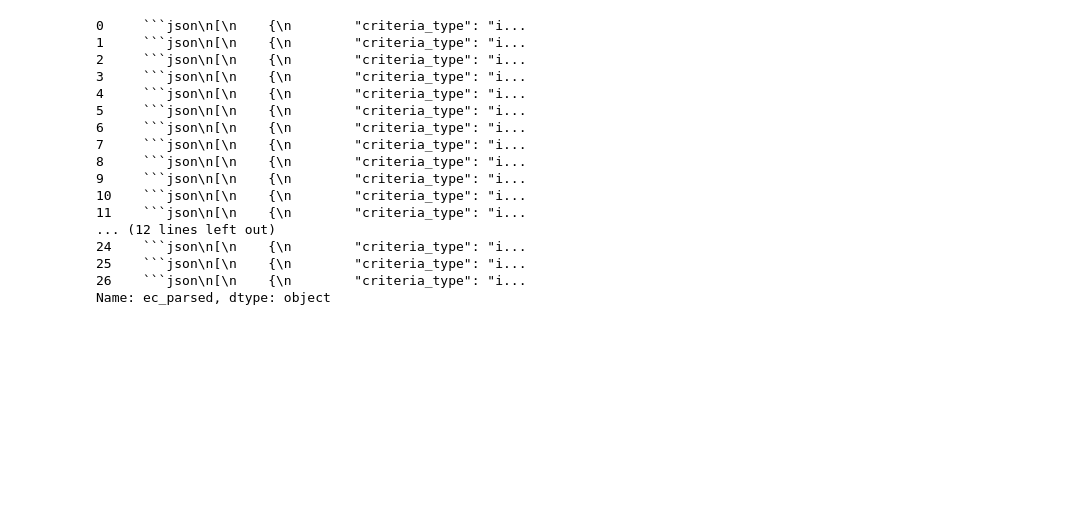
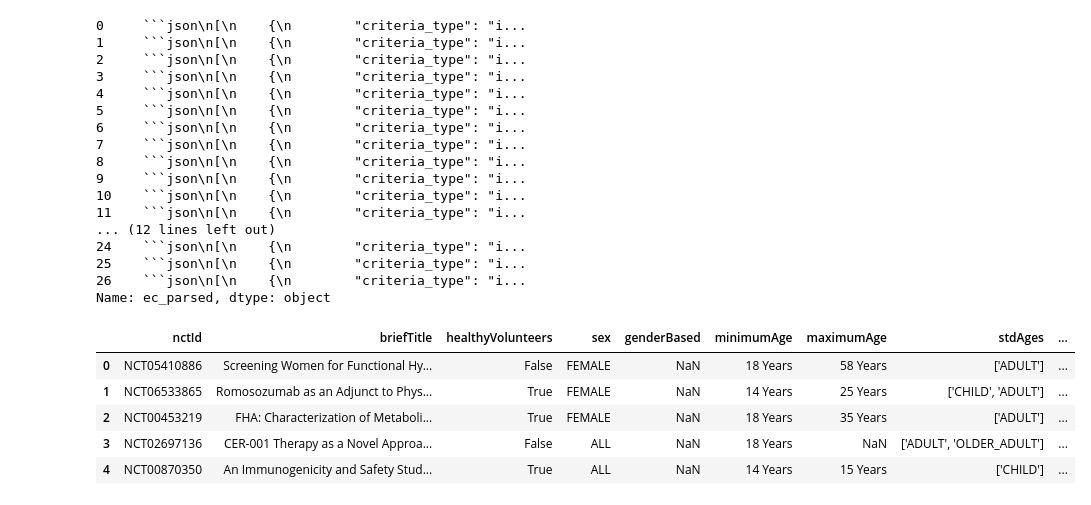
Before and after one commit to QinxiW/clinical-trials-criterias-rec, a Jupyter notebook: trails_criteria_matching_and_rec.ipynb, the cells around one changed output. Cells and saved outputs as stored; diff of their text form; code cells hidden in the pictures; blank space fills up the shorter version.

```diff
--- a/trails_criteria_matching_and_rec.ipynb
+++ b/trails_criteria_matching_and_rec.ipynb
@@ -425,0 +428,12 @@ Name: ec_parsed, dtype: object
+# %%
+# test with cleaned text
+df_cleaned = pd.read_csv('FHA_trials_eligibility_criteria_muti_query-cleaned.csv')
+# %%
+df_cleaned.head()
+# %% [output]
+|  | nctId | briefTitle | healthyVolunteers | sex | genderBased | minimumAge | maximumAge | stdAges | ... |
+| 0 | NCT05410886 | Screening Women for Functional Hy... | False | FEMALE | NaN | 18 Years | 58 Years | ['ADULT'] | ... |
+| 1 | NCT06533865 | Romosozumab as an Adjunct to Phys... | True | FEMALE | NaN | 14 Years | 25 Years | ['CHILD', 'ADULT'] | ... |
+| 2 | NCT00453219 | FHA: Characterization of Metaboli... | True | FEMALE | NaN | 18 Years | 35 Years | ['ADULT'] | ... |
+| 3 | NCT02697136 | CER-001 Therapy as a Novel Approa... | False | ALL | NaN | 18 Years | NaN | ['ADULT', 'OLDER_ADULT'] | ... |
+| 4 | NCT00870350 | An Immunogenicity and Safety Stud... | True | ALL | NaN | 14 Years | 15 Years | ['CHILD'] | ... |
```
Also changed, not shown: parts of 3 cells of this notebook, 1 other file.
